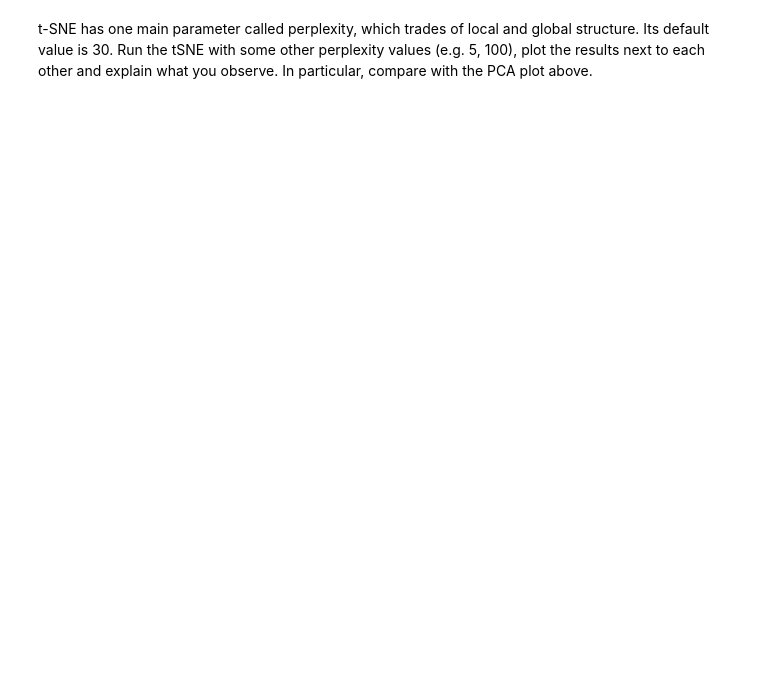
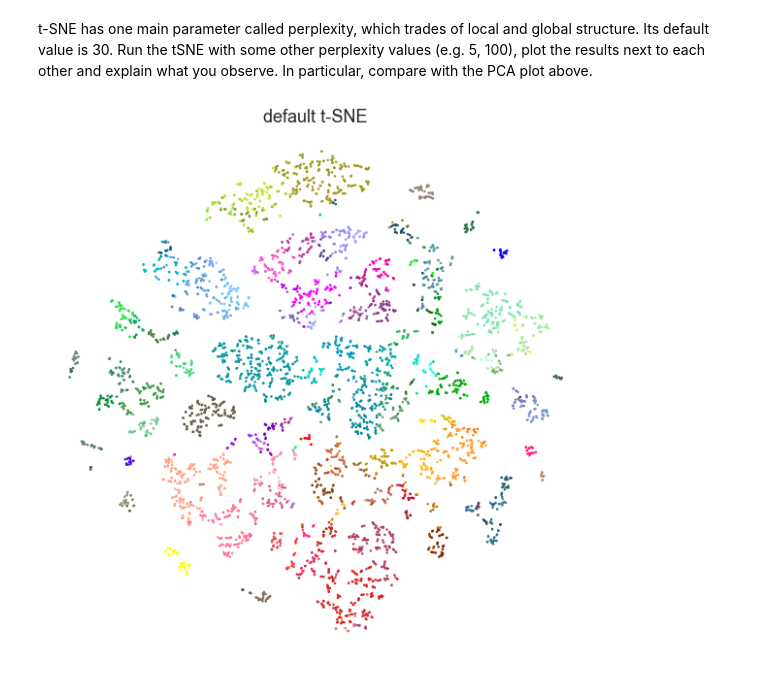
Before and after one commit to simonblaue/Master, a Jupyter notebook: Machine Learning/Practical_5/5_pca_tsne_[NAMES].ipynb, the cells around one changed output. Cells and saved outputs as stored; diff of their text form; code cells hidden in the pictures; blank space fills up the shorter version.

Commit message:
done with plotting

```diff
--- a/Machine Learning/Practical_5/5_pca_tsne_[NAMES].ipynb
+++ b/Machine Learning/Practical_5/5_pca_tsne_[NAMES].ipynb
@@ -477,11 +418,15 @@ t-SNE has one main parameter called perplexity, which trades of local and global
 # %%
 # try different perplexities
 
 # ---------------- INSERT CODE ----------------------
-
+tsne_default = TSNE(random_state=1, perplexity=5)
+tsne_results = tsne_default.fit_transform(PCA_75_sklearn)
+plot_tsne(tsne_results, original_clusters, labels=['default t-SNE'])
 
 
 # ---------------- END CODE -------------------------
+# %% [output]
+[figure, added]
 # %%
 # plot results
 
```
Also changed, not shown: parts of 7 cells of this notebook.
